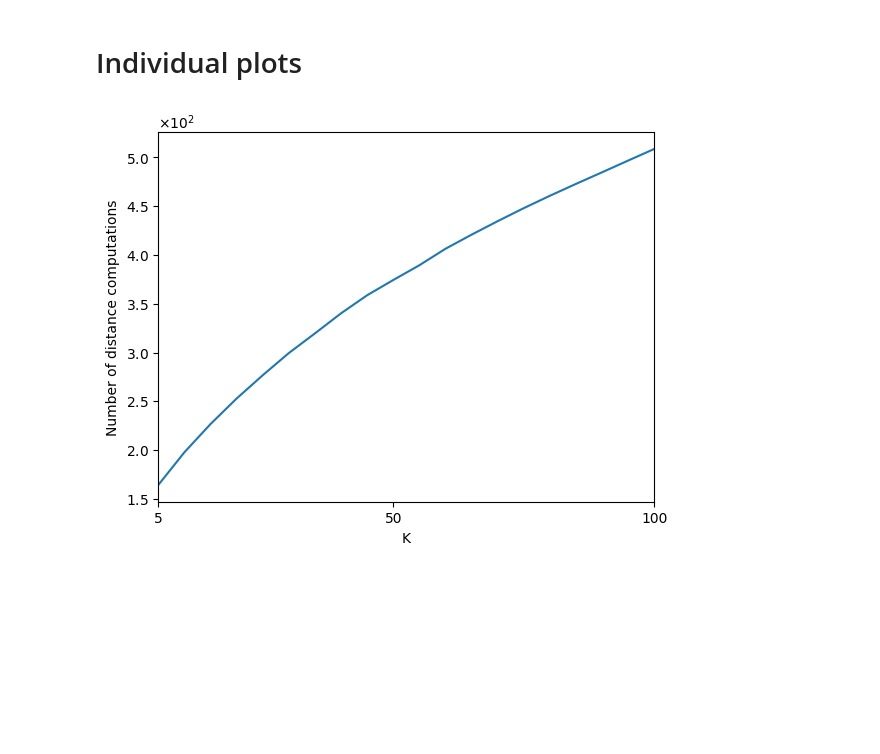
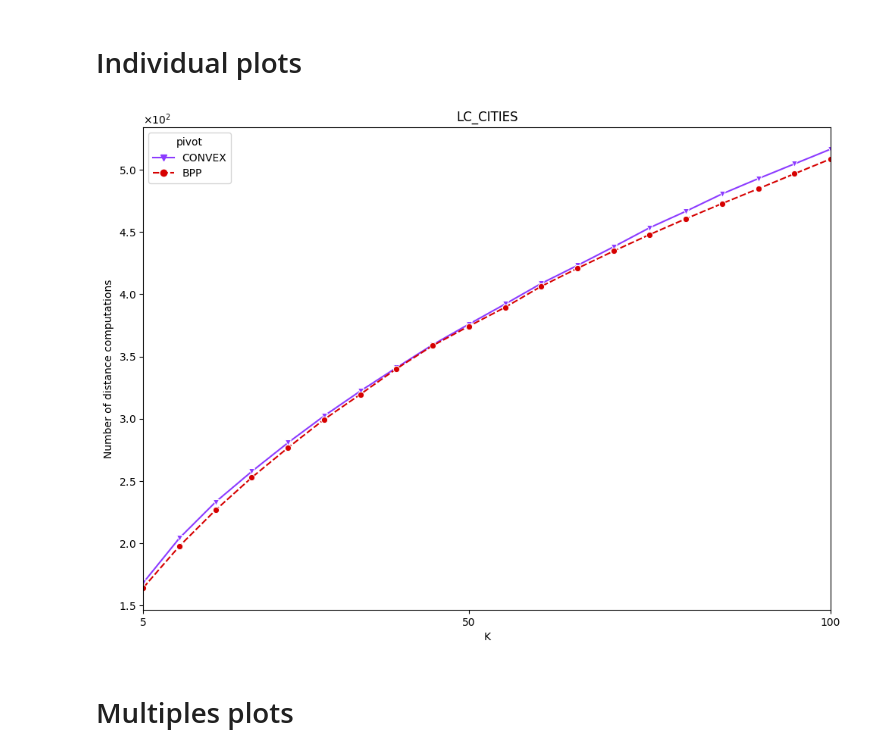
Before and after one commit to JoaoVitorLeite/gervLib_unique_ptr, a Jupyter notebook: scripts/Plots.ipynb, the cells around one changed output. Saved outputs shown, nothing was run; the diff lists cells and outputs as text; code cells hidden in the pictures; blank space fills up the shorter version.

Commit message:
Python plot

```diff
--- a/scripts/Plots.ipynb
+++ b/scripts/Plots.ipynb
@@ -1,4 +1,7 @@
 # %%
+import warnings
+warnings.simplefilter(action='ignore', category=FutureWarning)
+
 import pandas as pd
 import seaborn as sns
 import numpy as np
@@ -7,6 +10,10 @@ from os.path import isfile, join, isdir
 import logging
 import colorcet as cc
 from matplotlib.ticker import ScalarFormatter
+import matplotlib
+import matplotlib.pyplot as plt
+from typing import List
+from matplotlib import rcParams
 
 logging.getLogger('matplotlib.pyplot').setLevel(logging.WARNING)
 
@@ -17,6 +24,8 @@ ch.setLevel(logging.ERROR)
 formatter = logging.Formatter('%(asctime)s - %(name)s - %(levelname)s - %(message)s')
 ch.setFormatter(formatter)
 logger.addHandler(ch)
+
+rcParams['figure.figsize'] = 11.7,8.27
 # %% [markdown]
 # Palette and markers
 # %%
@@ -24,6 +33,7 @@ pivots = ["BPP", "CONVEX", "FFT", "SSS", "MAXSEPARATED", "MAXVARIANCE", "PCA", "
 palette = sns.color_palette(cc.glasbey, n_colors=12)
 palette_pivots = dict(zip(pivots, palette))
 markers = ["o", "v", "^", "<", "s", "p", "P", "X", "d", "H", ">", "*"]
+markers_pivots = dict(zip(pivots, markers))
 # %% [markdown]
 # Read dataframe
 # %%
@@ -82,4 +100,6 @@ def plot_distance(basePath: str, index: str, dataset: str, pivot: str, agg: str
 # %%
-plot_distance(basePath='output_files', index='lc', dataset='cities', pivot='bpp', agg='mean')
+plot = plot_distance(basePath='output_files', index='lc', dataset='cities', pivots=['bpp', 'convex'], agg='mean')
 # %% [output]
-[figure, old version]
+[figure, new version]
+# %% [markdown]
+# Multiples plots
```
Also changed, not shown: parts of 5 cells of this notebook.
